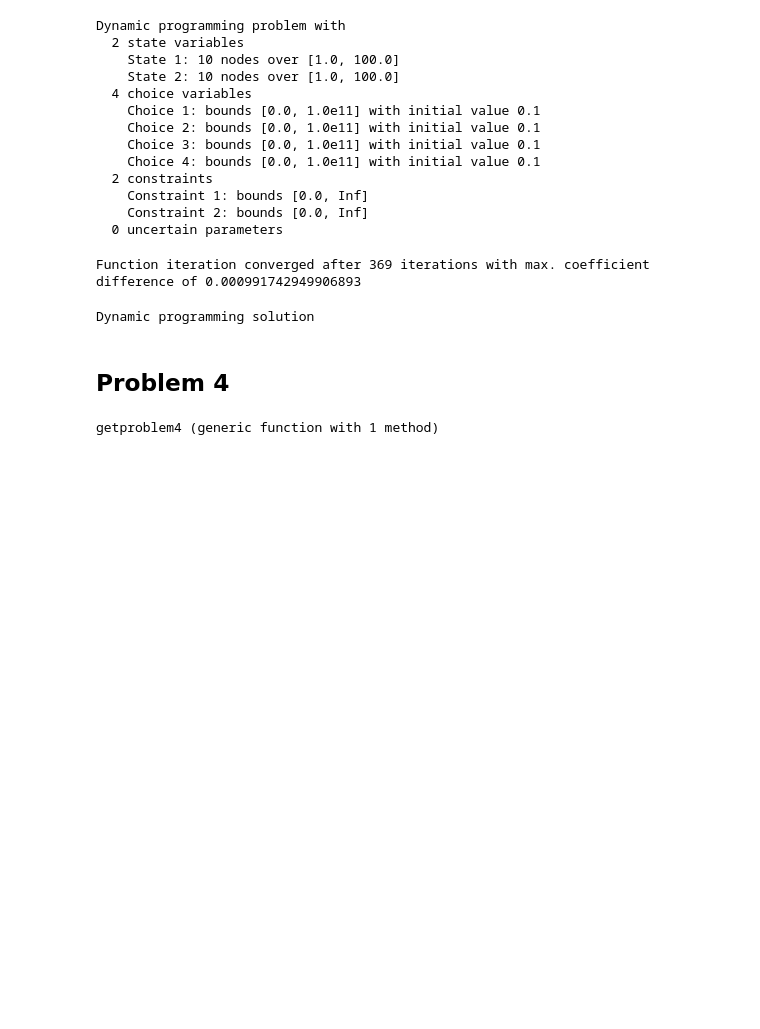
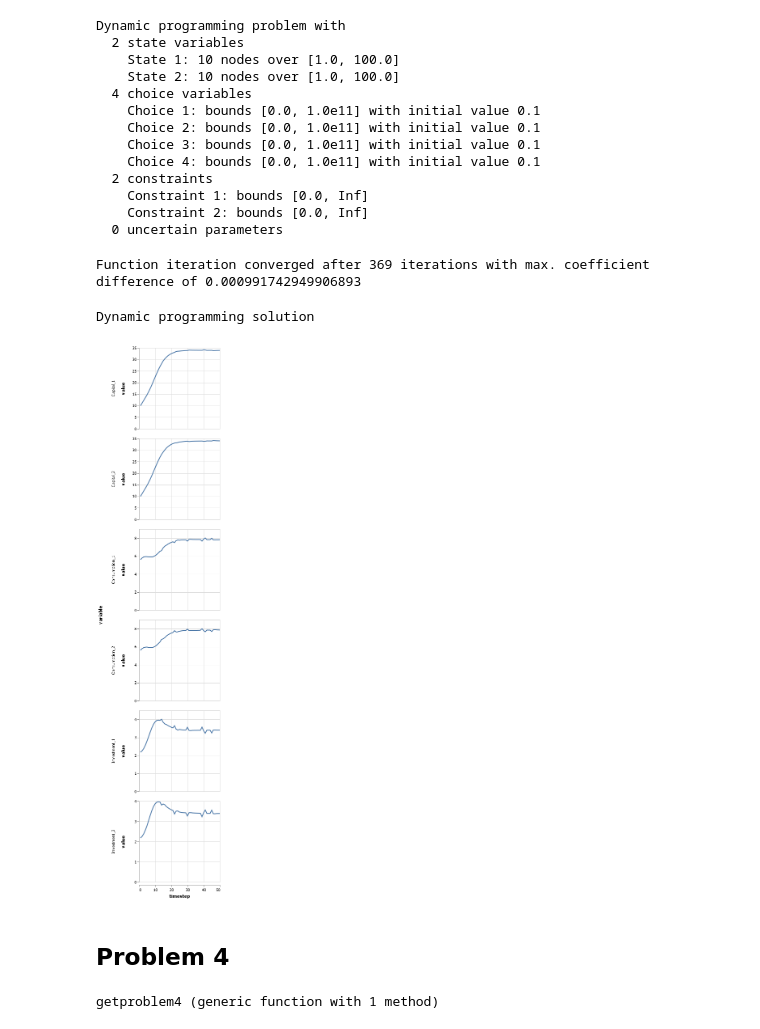
Before and after one commit to anthofflab/Judyp.jl, a Jupyter notebook: examples/run_all_problems.ipynb, the cells around one changed output. Cells and saved outputs as stored; diff of their text form; code cells hidden in the pictures; blank space fills up the shorter version.

```diff
--- a/examples/run_all_problems.ipynb
+++ b/examples/run_all_problems.ipynb
@@ -63,4 +66,4 @@ res2 = solve(p2)
 Function iteration converged after 369 iterations with max. coefficient difference of 0.000991742949906893
 Dynamic programming solution
 # %%
-simres2 = simulate(res2, 50);
+simres2 = simulate(res2, 50, 0);
@@ -71,3 +70,7 @@ plot(simres2.choice_vars[1][1,:])
+# %%
+get_table(simres2) |> @vlplot(:line, x=:timestep, y=:value, row="variable:n", resolve={scale={y=:independent}})
+# %% [output]
+[figure, added]
 # %% [markdown]
 ## Problem 4
 # %%
```
Also changed, not shown: parts of 10 cells of this notebook.
